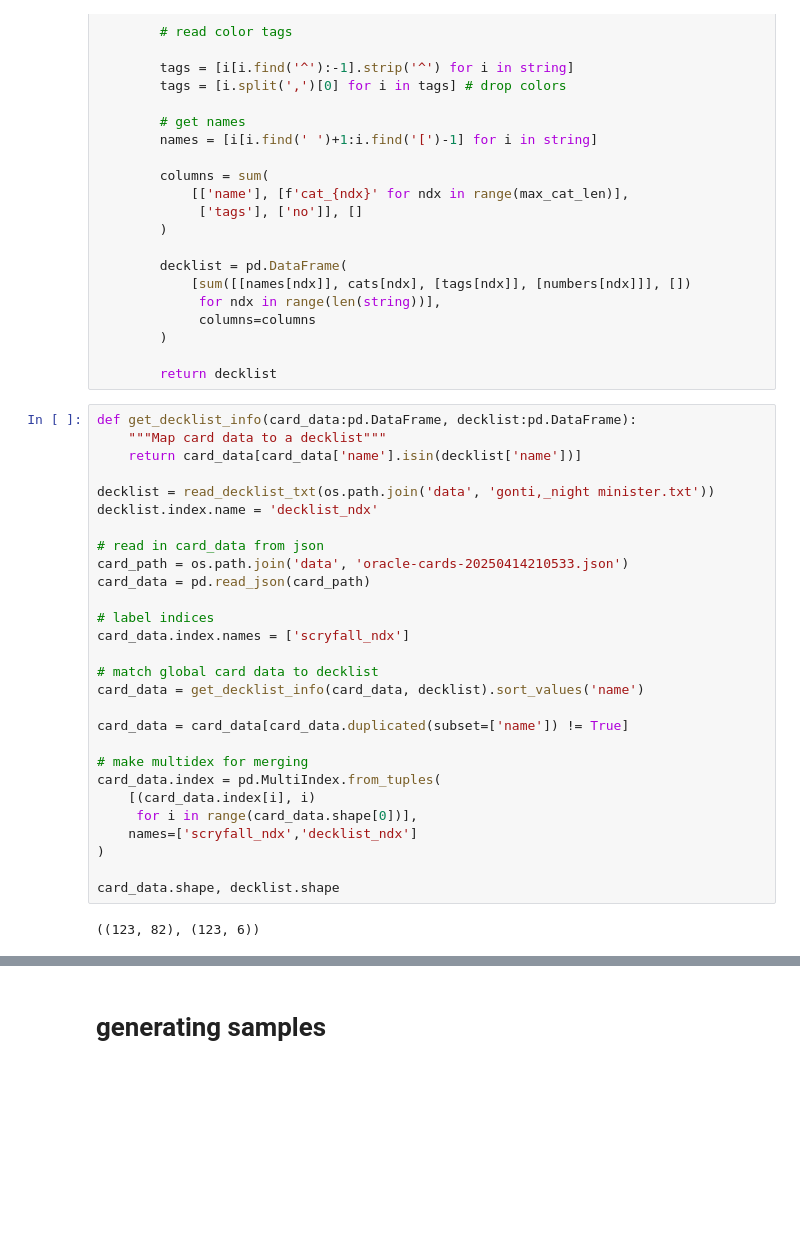
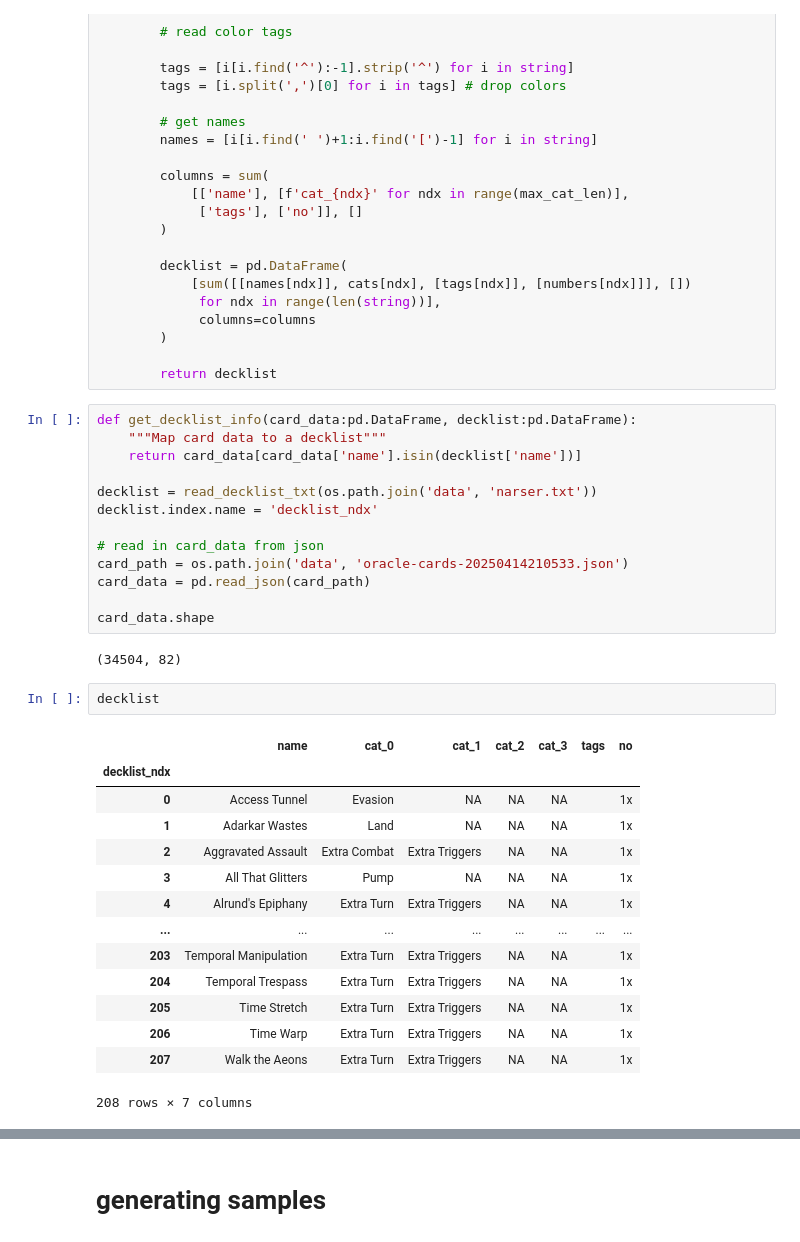
Before and after one commit to agrero/maptoken_mtg, a Jupyter notebook: sampler.ipynb, the cells around one changed output, grey strips where cells are left out. Cells and saved outputs as stored; diff of their text form; blank space fills up the shorter version.

```diff
--- a/sampler.ipynb
+++ b/sampler.ipynb
@@ -66,28 +66,30 @@ def get_decklist_info(card_data:pd.DataFrame, decklist:pd.DataFrame):
     """Map card data to a decklist"""
     return card_data[card_data['name'].isin(decklist['name'])]
 
-decklist = read_decklist_txt(os.path.join('data', 'gonti,_night minister.txt'))
+decklist = read_decklist_txt(os.path.join('data', 'narser.txt'))
 decklist.index.name = 'decklist_ndx'
 
 # read in card_data from json
 card_path = os.path.join('data', 'oracle-cards-20250414210533.json')
 card_data = pd.read_json(card_path)
 
-# label indices
-card_data.index.names = ['scryfall_ndx']
-
-# match global card data to decklist
-card_data = get_decklist_info(card_data, decklist).sort_values('name')
-
-card_data = card_data[card_data.duplicated(subset=['name']) != True]
-
-# make multidex for merging
-card_data.index = pd.MultiIndex.from_tuples(
-    [(card_data.index[i], i)
-     for i in range(card_data.shape[0])],
-    names=['scryfall_ndx','decklist_ndx']
-)
-
-card_data.shape, decklist.shape
+card_data.shape
 # %% [output]
-((123, 82), (123, 6))
+(34504, 82)
+# %%
+decklist
+# %% [output]
+|  | name | cat_0 | cat_1 | cat_2 | cat_3 | tags | no |
+| decklist_ndx |  |  |  |  |  |  |  |
+| 0 | Access Tunnel | Evasion | NA | NA | NA |  | 1x |
+| 1 | Adarkar Wastes | Land | NA | NA | NA |  | 1x |
+| 2 | Aggravated Assault | Extra Combat | Extra Triggers | NA | NA |  | 1x |
+| 3 | All That Glitters | Pump | NA | NA | NA |  | 1x |
+| 4 | Alrund's Epiphany | Extra Turn | Extra Triggers | NA | NA |  | 1x |
+| ... | ... | ... | ... | ... | ... | ... | ... |
+| 203 | Temporal Manipulation | Extra Turn | Extra Triggers | NA | NA |  | 1x |
+| 204 | Temporal Trespass | Extra Turn | Extra Triggers | NA | NA |  | 1x |
+| 205 | Time Stretch | Extra Turn | Extra Triggers | NA | NA |  | 1x |
+| 206 | Time Warp | Extra Turn | Extra Triggers | NA | NA |  | 1x |
+| 207 | Walk the Aeons | Extra Turn | Extra Triggers | NA | NA |  | 1x |
+208 rows × 7 columns
```
Also changed, not shown: parts of 14 cells of this notebook, 1 other file.
